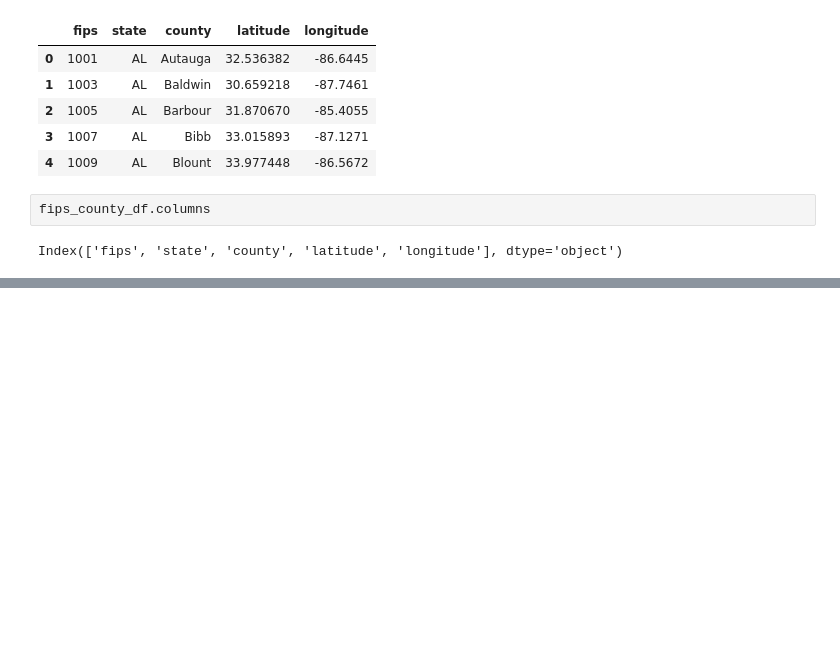
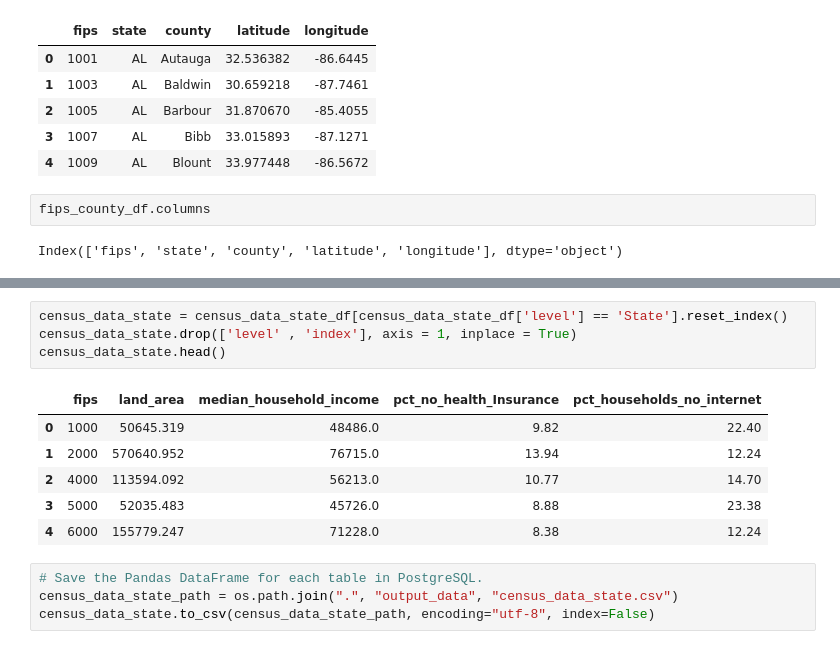
Before and after one commit to lewisaaronpaul/ETL_Proposal_Team_ETL_06, a Jupyter notebook: etl_project.ipynb, the cells around one changed output, grey strips where cells are left out. Cells and saved outputs as stored; diff of their text form; blank space fills up the shorter version.

```diff
--- a/etl_project.ipynb
+++ b/etl_project.ipynb
@@ -483,0 +463,15 @@ deaths_ethnicity_df.head()
+# %%
+census_data_state = census_data_state_df[census_data_state_df['level'] == 'State'].reset_index()
+census_data_state.drop(['level' , 'index'], axis = 1, inplace = True)
+census_data_state.head()
+# %% [output]
+|  | fips | land_area | median_household_income | pct_no_health_Insurance | pct_households_no_internet |
+| 0 | 1000 | 50645.319 | 48486.0 | 9.82 | 22.40 |
+| 1 | 2000 | 570640.952 | 76715.0 | 13.94 | 12.24 |
+| 2 | 4000 | 113594.092 | 56213.0 | 10.77 | 14.70 |
+| 3 | 5000 | 52035.483 | 45726.0 | 8.88 | 23.38 |
+| 4 | 6000 | 155779.247 | 71228.0 | 8.38 | 12.24 |
+# %%
+# Save the Pandas DataFrame for each table in PostgreSQL.
+census_data_state_path = os.path.join(".", "output_data", "census_data_state.csv")
+census_data_state.to_csv(census_data_state_path, encoding="utf-8", index=False)
```
Also changed, not shown: parts of 49 cells of this notebook.
